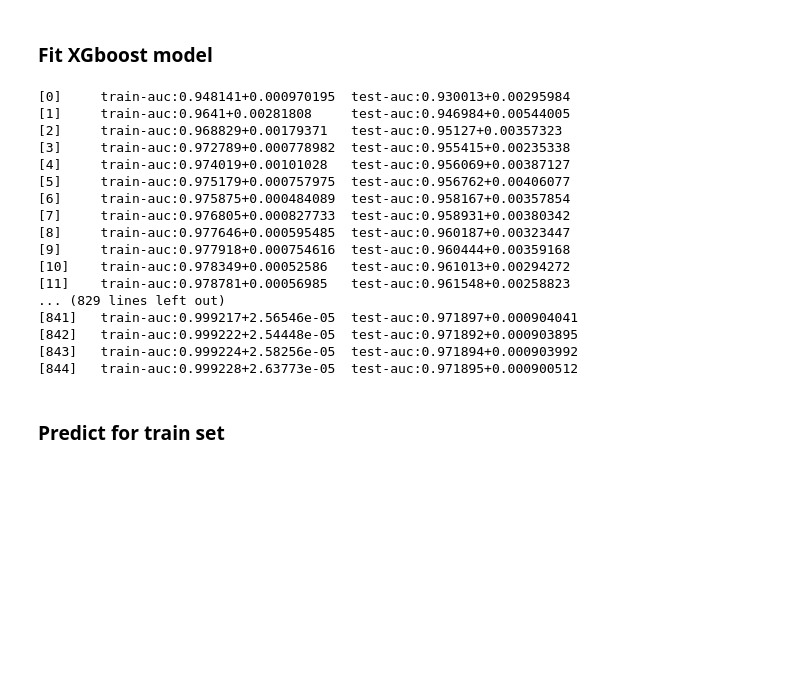
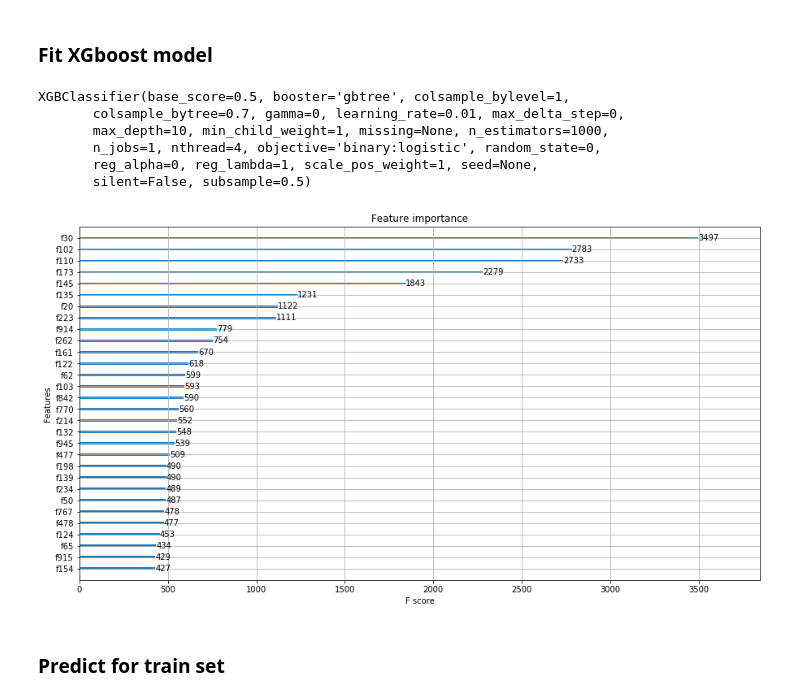
Before and after one commit to saltyporridge/WiDS_2018_Datathon, a Jupyter notebook: WiDS_analysis_final.ipynb, the cells around one changed output. Cells and saved outputs as stored; diff of their text form; code cells hidden in the pictures; blank space fills up the shorter version.

Commit message:
Added feature importance plot

```diff
--- a/WiDS_analysis_final.ipynb
+++ b/WiDS_analysis_final.ipynb
@@ -171,3 +184,4 @@ disparities.sort_values('Disparity', ascending=False).head(10)
 # %%
-disp_by_col = disparities[['Column', 'Question', 'Disparity']].groupby(['Column', 'Question']).sum()
+# analyse total disparity of all answers by question
+disp_by_col = disparities[['Column', 'Question', 'AbsDisparity', 'Disparity', 'PctDisparity']].groupby(['Column', 'Question']).sum()
 disp_by_col = disp_by_col.reset_index()
@@ -174,5 +202,6 @@ disp_by_col = disp_by_col.reset_index()
 # %%
-disp_col = disp_by_col.sort_values('Disparity', ascending=False)['Column'].values
-low_disp_col = disp_by_col.loc[disp_by_col.Disparity < 500, 'Column'].values
+disp_col = disp_by_col.sort_values('AbsDisparity', ascending=False)['Column'].values
+# disp_by_col.loc[(disp_by_col.AbsDisparity < 500) &  (disp_by_col.PctDisparity > 5)]
+low_disp_col = disp_by_col.loc[(disp_by_col.AbsDisparity < 500) &  (disp_by_col.PctDisparity < 5), 'Column'].values
 len(low_disp_col)
 # %% [output]
@@ -268,27 +253,37 @@ xgtrain = xgb.DMatrix(new_train, target)
+# %%
+# do grid search over max depth and colsample
+xgbc = XGBClassifier(objective='binary:logistic', nthread=4, silent=False, n_estimators=2000,
+                    subsample=0.7, learning_rate=0.1)
+test_params = {'max_depth': [5, 8, 10],
+               'colsample_bytree': [0.3, 0.5, 0.7]
+              }
+
+gs = GridSearchCV(estimator=xgbc, param_grid=test_params, cv=5)
+gs.fit(new_train, target)
+gs.best_params_
 # %%
+xgtrain = xgb.DMatrix(new_train, target)
 n_folds = 5
 early_stopping = 10
-params = {'eta': 0.01, 'max_depth': 10, 'subsample': 0.7, 'colsample_bytree': 0.4, 'objective': 'binary:logistic', 'seed': 99, 'silent': 1, 'eval_metric':'auc', 'nthread':4}
+params = {'eta': 0.01, 'max_depth': 10, 'subsample': 0.7, 'colsample_bytree': 0.5, 'objective': 'binary:logistic', 'seed': 99, 'silent': 1, 'eval_metric':'auc', 'nthread':4}
 bst = xgb.train(params, xgtrain)
 bst.cv = xgb.cv(params, xgtrain, 5000, nfold=n_folds, early_stopping_rounds=early_stopping, verbose_eval=1)
-# %% [output]
-[0]     train-auc:0.948141+0.000970195  test-auc:0.930013+0.00295984
-[1]     train-auc:0.9641+0.00281808     test-auc:0.946984+0.00544005
-[2]     train-auc:0.968829+0.00179371   test-auc:0.95127+0.00357323
-[3]     train-auc:0.972789+0.000778982  test-auc:0.955415+0.00235338
-[4]     train-auc:0.974019+0.00101028   test-auc:0.956069+0.00387127
-[5]     train-auc:0.975179+0.000757975  test-auc:0.956762+0.00406077
-[6]     train-auc:0.975875+0.000484089  test-auc:0.958167+0.00357854
-[7]     train-auc:0.976805+0.000827733  test-auc:0.958931+0.00380342
-[8]     train-auc:0.977646+0.000595485  test-auc:0.960187+0.00323447
-[9]     train-auc:0.977918+0.000754616  test-auc:0.960444+0.00359168
-[10]    train-auc:0.978349+0.00052586   test-auc:0.961013+0.00294272
-[11]    train-auc:0.978781+0.00056985   test-auc:0.961548+0.00258823
-... (829 lines left out)
-[841]   train-auc:0.999217+2.56546e-05  test-auc:0.971897+0.000904041
-[842]   train-auc:0.999222+2.54448e-05  test-auc:0.971892+0.000903895
-[843]   train-auc:0.999224+2.58256e-05  test-auc:0.971894+0.000903992
-[844]   train-auc:0.999228+2.63773e-05  test-auc:0.971895+0.000900512
+# %%
+xgbc = XGBClassifier(objective='binary:logistic', nthread=4, silent=False, learning_rate=0.01,
+                     max_depth=10, colsample_bytree=0.7, subsample=0.5, n_estimators=1000)
+xgbc.fit(new_train, target)
+# %% [output]
+XGBClassifier(base_score=0.5, booster='gbtree', colsample_bylevel=1,
+       colsample_bytree=0.7, gamma=0, learning_rate=0.01, max_delta_step=0,
+       max_depth=10, min_child_weight=1, missing=None, n_estimators=1000,
+       n_jobs=1, nthread=4, objective='binary:logistic', random_state=0,
+       reg_alpha=0, reg_lambda=1, scale_pos_weight=1, seed=None,
+       silent=False, subsample=0.5)
+# %%
+ax = plot_importance(xgbc, max_num_features=30)
+ax.figure.set_size_inches(15, 8)
+# %% [output]
+[figure, added]
 # %%
 params = {'eta': 0.01, 'max_depth': 10, 'subsample': 0.7, 'colsample_bytree': 0.5, 'objective': 'binary:logistic',
           'seed': 10, 'silent': 0, 'eval_metric':'auc', 'nthread': 4}
```
Also changed, not shown: parts of 17 cells of this notebook, 1 other file.
